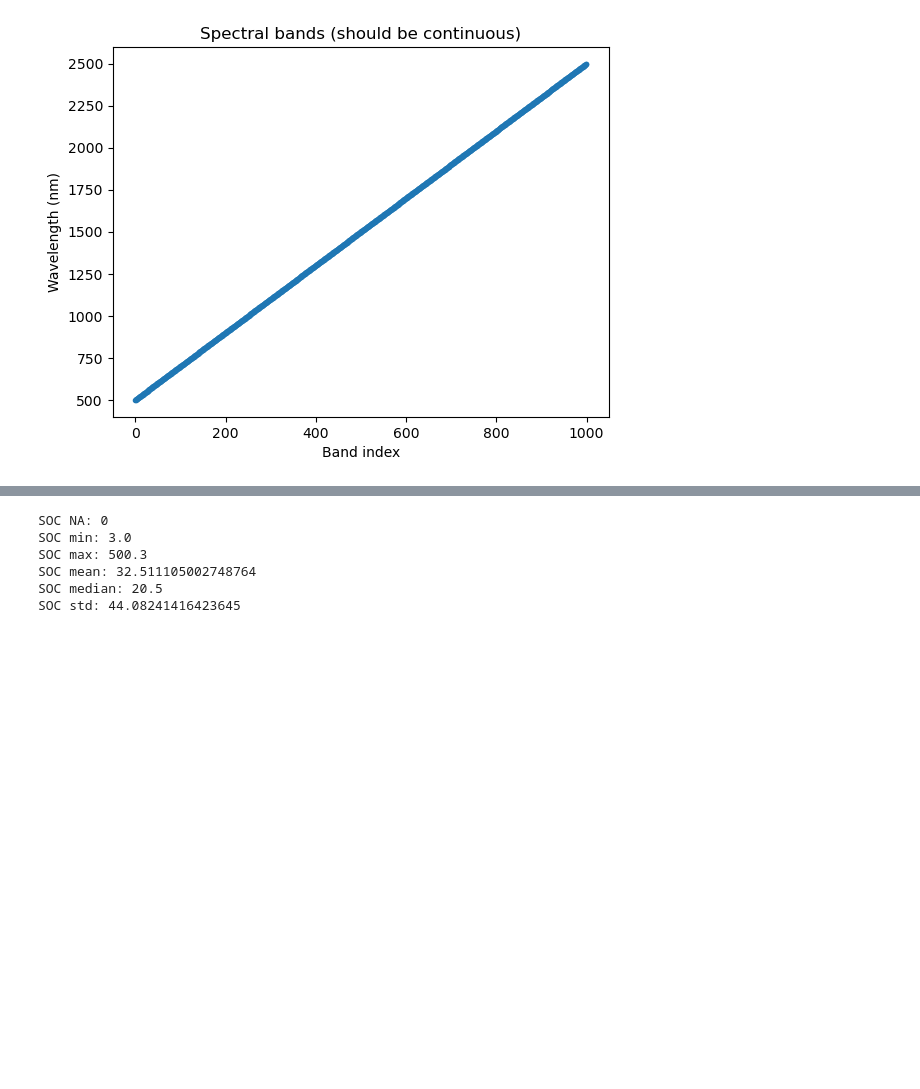
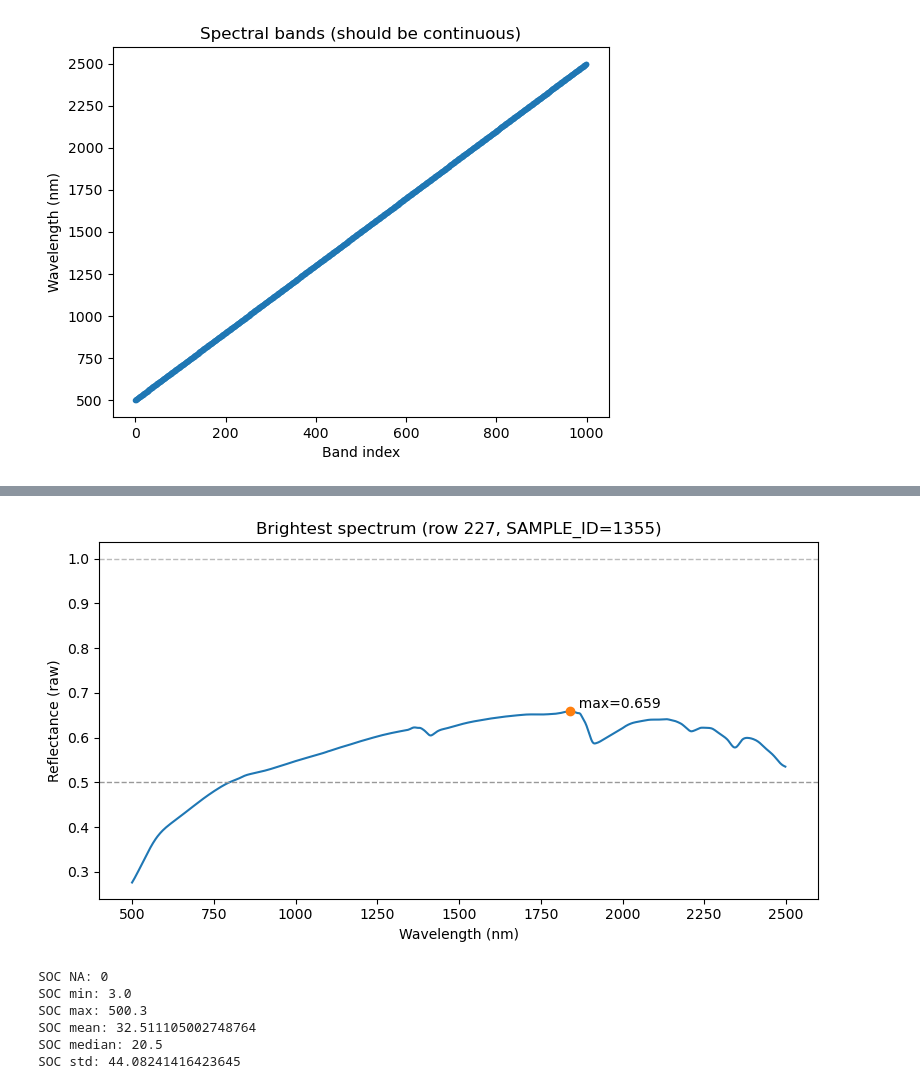
Before and after one commit to patricemahlau/Spec_Report, a Jupyter notebook: Report_Spectrosocpy.ipynb, the cells around one changed output, grey strips where cells are left out. Drawn from its saved outputs; the diff is of its cells as text; code cells hidden in the pictures; blank space fills up the shorter version.

```diff
--- a/Report_Spectrosocpy.ipynb
+++ b/Report_Spectrosocpy.ipynb
@@ -129,3 +178,29 @@ plt.show()
+# %%
+# Cell — Plot brightest spectrum
+
+idx_high = int(np.argmax(spec_max))
+sample_id_high = spc.iloc[idx_high, 0]
+y_high = R[idx_high]
+
+plt.figure(figsize=(8, 4.5))
+plt.plot(wl, y_high, color=COLORS["cal"], linewidth=1.5)
+plt.axhline(0.5, color="#999999", linestyle="--", linewidth=1.0)
+plt.axhline(1.0, color="#bbbbbb", linestyle="--", linewidth=1.0)
+
+plt.xlabel("Wavelength (nm)")
+plt.ylabel("Reflectance (raw)")
+plt.title(f"Brightest spectrum (row {idx_high}, SAMPLE_ID={sample_id_high})")
+
+# annotate maximum reflectance
+max_val = y_high.max()
+max_wl = wl[np.argmax(y_high)]
+plt.scatter(max_wl, max_val, color=COLORS["test"], zorder=3)
+plt.text(max_wl, max_val, f"  max={max_val:.3f}", va="bottom")
+
+plt.tight_layout()
+plt.show()
+# %% [output]
+[figure, added]
 # %%
 # SOC inspection
 soc = lab["SOC"]
```
Also changed, not shown: parts of 20 cells of this notebook.
